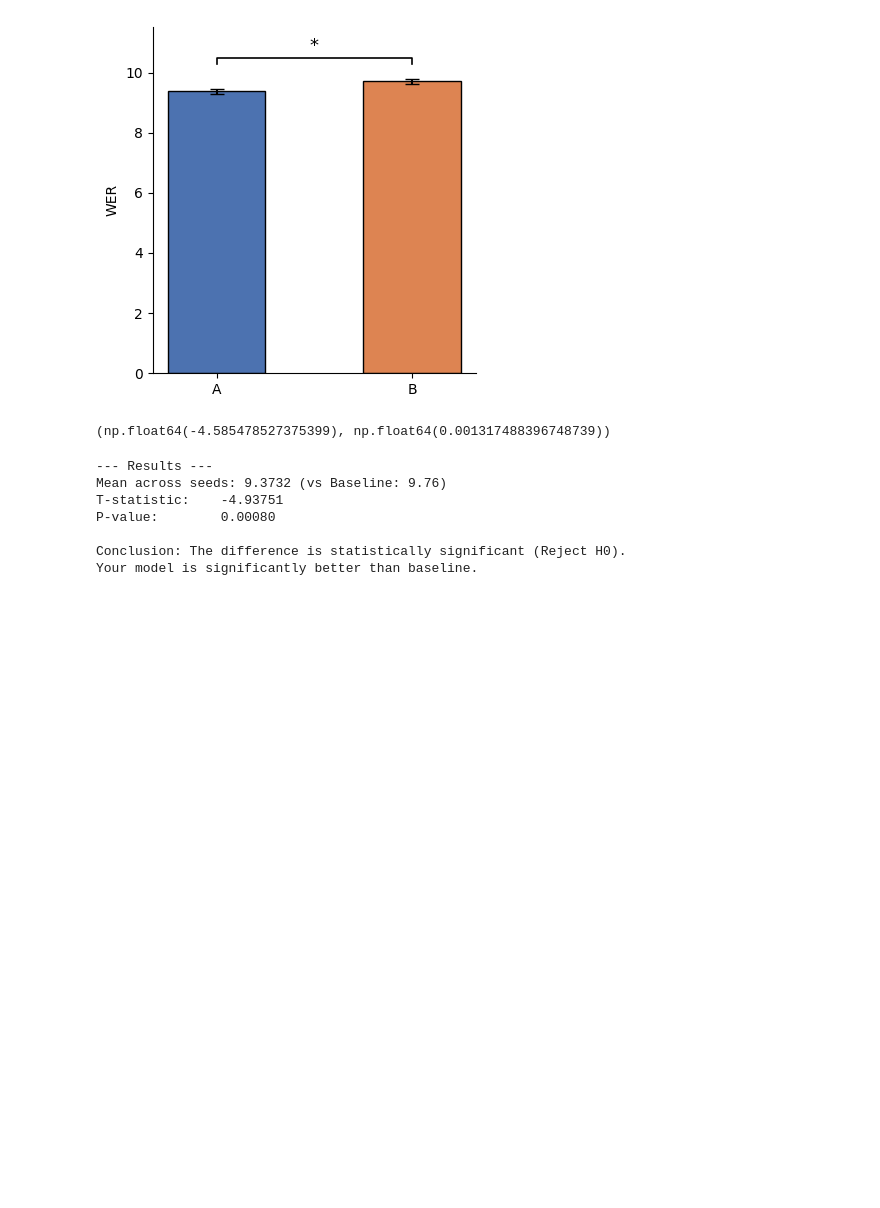
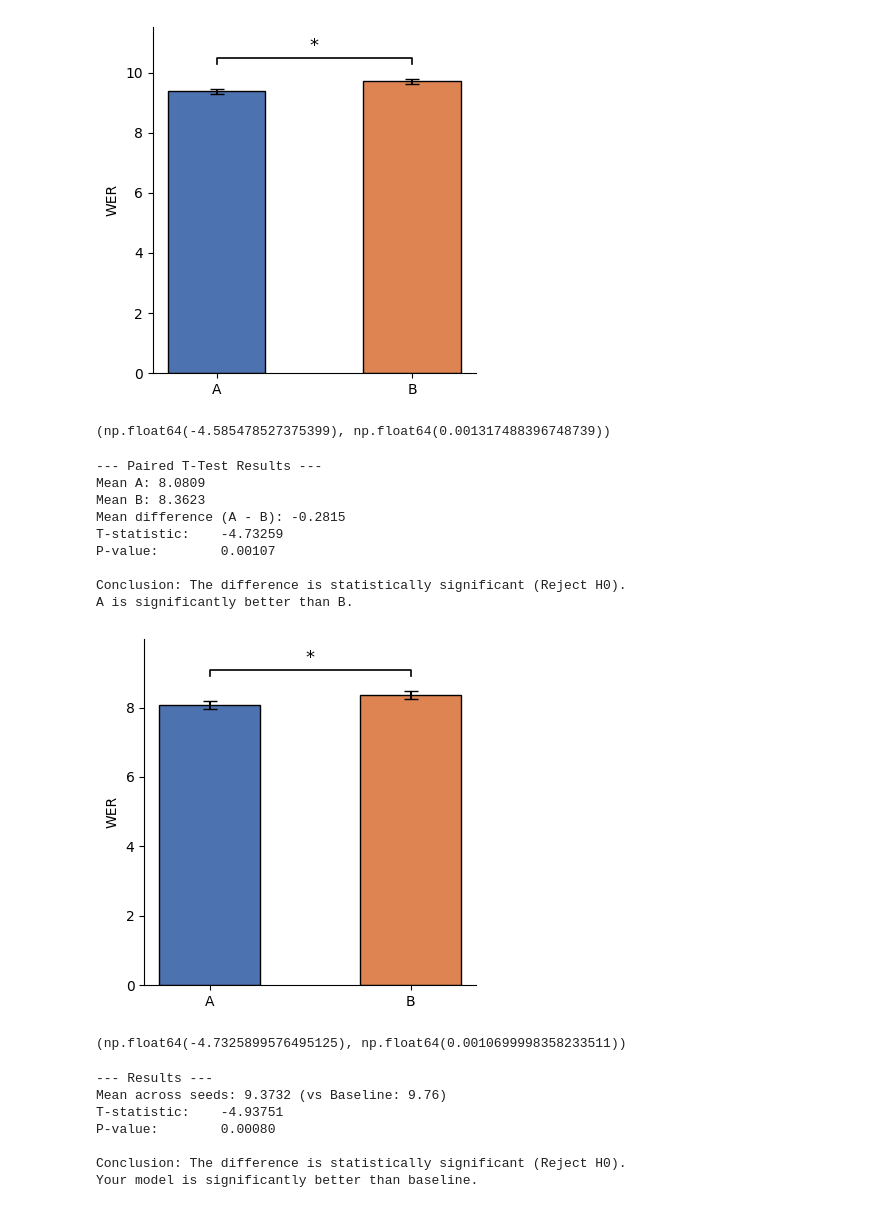
Before and after one commit to ebrahimfeghhi/brainaudio, a Jupyter notebook: figure_data/b2t_24_results/stats_testing.ipynb, the cells around one changed output. Drawn from its saved outputs; the diff is of its cells as text; code cells hidden in the pictures; blank space fills up the shorter version.

Commit message:
BASELINE ADDED

```diff
--- a/figure_data/b2t_24_results/stats_testing.ipynb
+++ b/figure_data/b2t_24_results/stats_testing.ipynb
@@ -26,6 +26,22 @@ Conclusion: The difference is statistically significant (Reject H0).
 A is significantly better than B.
 [figure]
 (np.float64(-4.585478527375399), np.float64(0.001317488396748739))
+# %%
+baseline_results_transformer = np.load("/home/ebrahim/brainaudio/figure_data/b2t_24_results/saved_data/transformer_unidirectional_7.5_test_5_gram.npy")
+main_results_transformer = np.load("/home/ebrahim/brainaudio/figure_data/b2t_24_results/saved_data/transformer_unidirectional_7.5_test.npy")
+paired_t_test(main_results_transformer, baseline_results_transformer)
+# %% [output]
+--- Paired T-Test Results ---
+Mean A: 8.0809
+Mean B: 8.3623
+Mean difference (A - B): -0.2815
+T-statistic:    -4.73259
+P-value:        0.00107
+
+Conclusion: The difference is statistically significant (Reject H0).
+A is significantly better than B.
+[figure, added]
+(np.float64(-4.7325899576495125), np.float64(0.0010699998358233511))
 # %%
 one_sample_t_test(baseline_ref, main_results)
 # %% [output]
```
Also changed, not shown: 4 other files.
